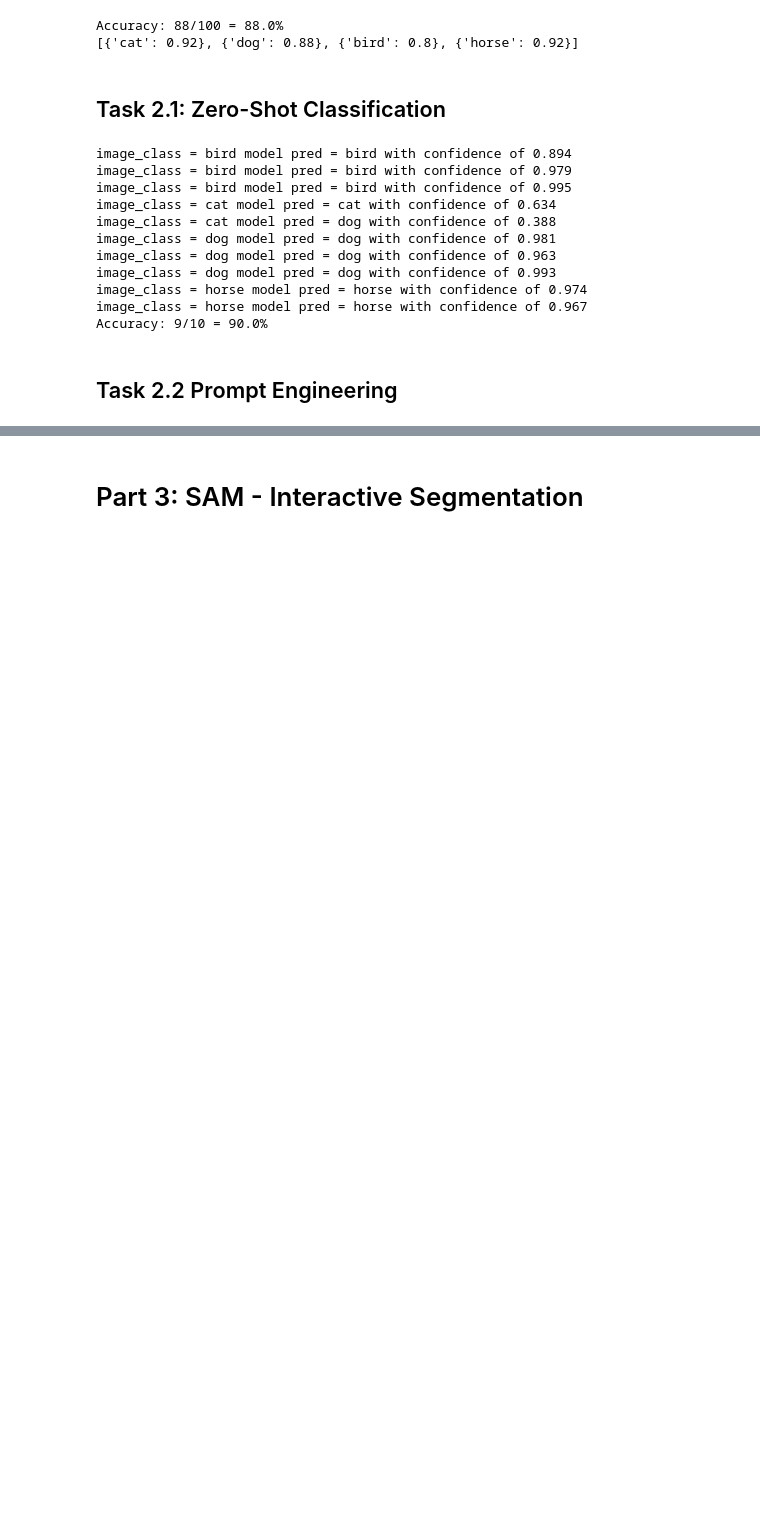
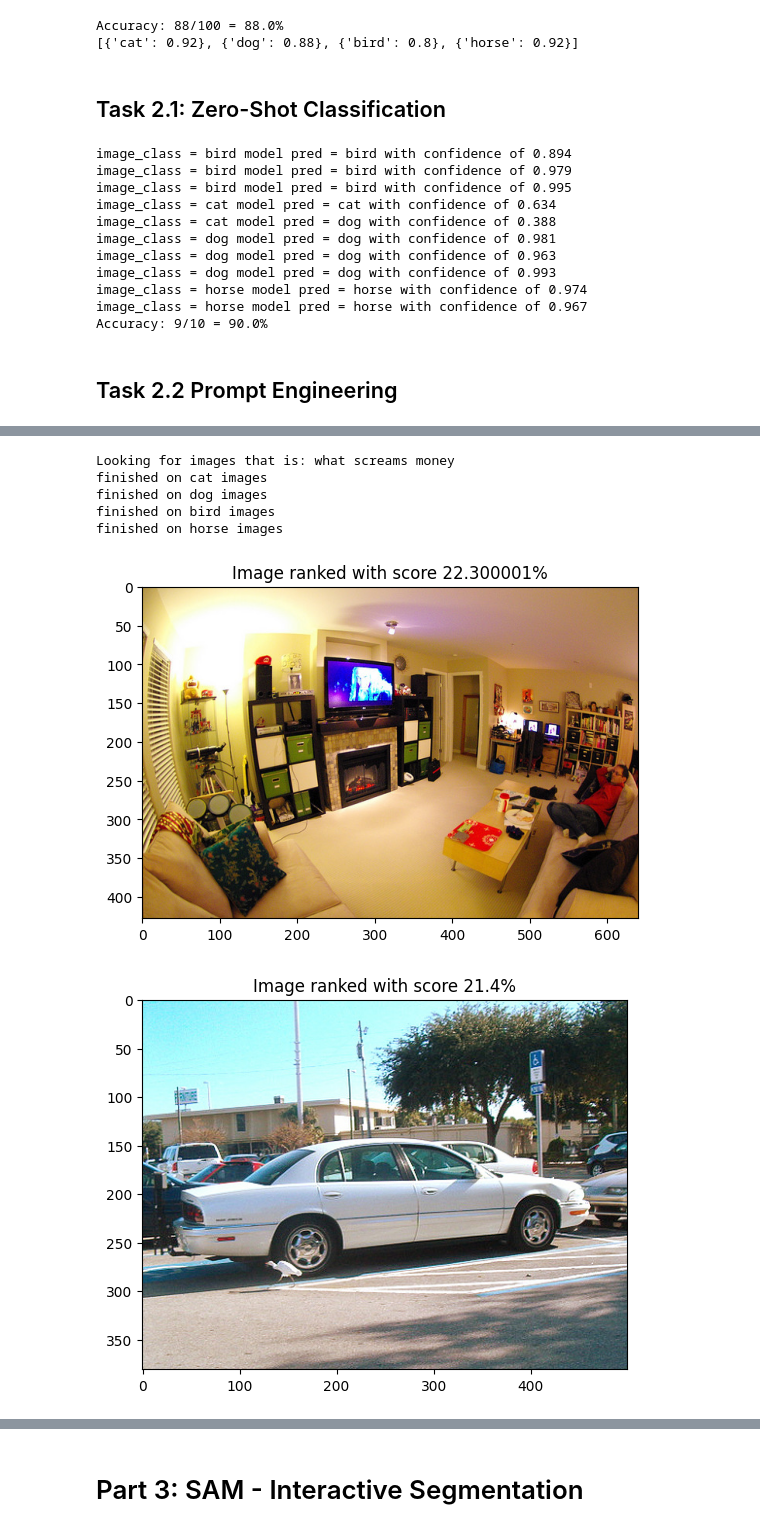
Before and after one commit to bmulaw/ComputerVision, a Jupyter notebook: ComputerVision_lab1_pixelsToFoundationModels.ipynb, the cells around one changed output, grey strips where cells are left out. Cells and saved outputs as stored; diff of their text form; code cells hidden in the pictures; blank space fills up the shorter version.

```diff
--- a/ComputerVision_lab1_pixelsToFoundationModels.ipynb
+++ b/ComputerVision_lab1_pixelsToFoundationModels.ipynb
@@ -171,0 +149,36 @@ Accuracy: 8/10 = 80.0%
+# %%
+def get_top_n_scores(scores, n=3):
+  # yes i know this is God-awful code but its written purely by my hand :)
+  res = scores[:n]
+  min_so_far = min( [s[1][0] for s in res] )
+  for score in scores[n:]:
+    if score[1][0] > min_so_far:
+      for i, s in enumerate(res):
+        if s[1] == min_so_far:
+          res[i] = score
+          min_so_far = min( [s[1][0] for s in res] )
+          break
+  return res
+
+# [(a, 2), (b, 5), (c,6)]
+# (a, 2), (b, 5), (c,6), (d, 10), (e, 1), (f, 0), (g, 11), (h, 8)
+
+# min: 2
+# loop:
+  # l1, s = d,10
+    # min: 2
+    # loop:
+      # 0, (a,2)
+      # matches --> res[((d, 10), (b, 5), (c,6))]
+      # min: 5
+  # l2, s = e,1
+    # no loop
+  # l3, s = f,0
+    # no loop
+  # l4, s = g,11
+    # min: 5
+    # loop:
+      # 0, (d,10)
+      # 1, (b,5)
+      # matches --> res[((d, 10), (g,11), (c,6))]
+    # ...
@@ -171,0 +248,12 @@ Accuracy: 8/10 = 80.0%
+# %%
+# this is fun, i wanted to try a differnt prompt lol
+query = "what screams money"
+retrieve_image_by_query(query)
+# %% [output]
+Looking for images that is: what screams money
+finished on cat images
+finished on dog images
+finished on bird images
+finished on horse images
+[figure, added]
+[figure, added]
```
Also changed, not shown: parts of 16 cells of this notebook.
